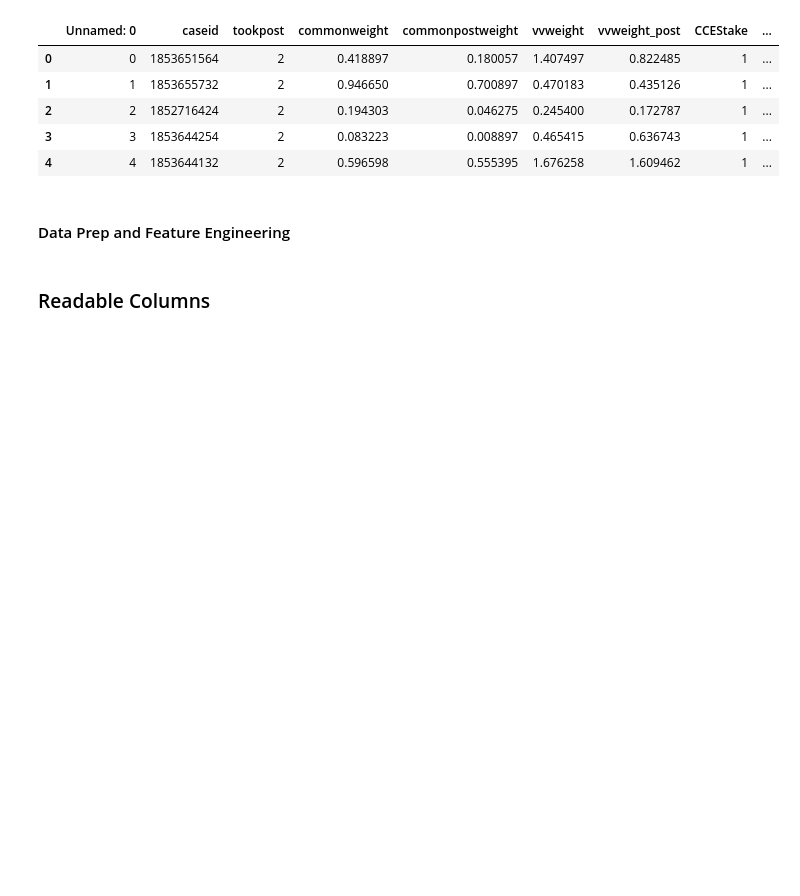
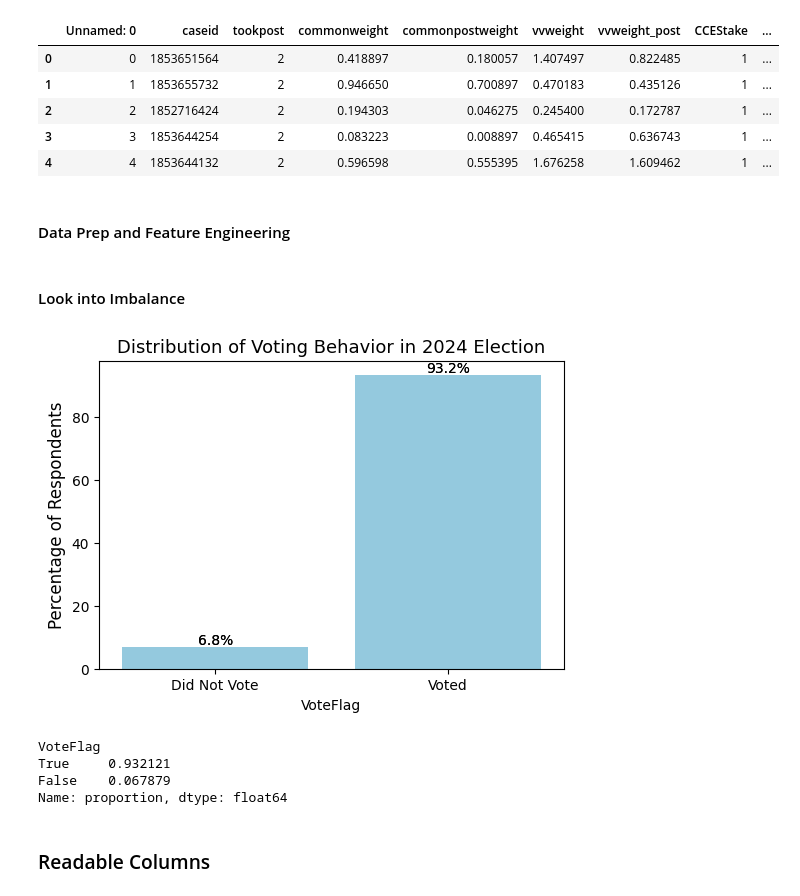
Before and after one commit to agtrinidad/s26-hnz-voter-predictors, a Jupyter notebook: g17_cierra_workspace.ipynb, the cells around one changed output. Saved outputs shown, nothing was run; the diff lists cells and outputs as text; code cells hidden in the pictures; blank space fills up the shorter version.

```diff
--- a/g17_cierra_workspace.ipynb
+++ b/g17_cierra_workspace.ipynb
@@ -209,0 +259,8 @@ Voting_df['hispanic'] = Voting_df['hispanic'].apply(lambda x: 1 if x == 1.0 else
+# %%
+# Any political engagement past year (excl. "none of these" CC24_430a_8 and donate blood CC24_430a_7)
+engagement_cols = [
+    "CC24_430a_1", "CC24_430a_2", "CC24_430a_3", "CC24_430a_4",
+    "CC24_430a_5", "CC24_430a_6"
+]
+
+Voting_df["any_political_engagement"] = any_selected(Voting_df, engagement_cols)
@@ -210,3 +274,51 @@ Voting_df['hispanic'] = Voting_df['hispanic'].apply(lambda x: 1 if x == 1.0 else
+# %%
+# Any money donation
+donation_cols = [
+    "CC24_430b_1", "CC24_430b_2", "CC24_430b_3", "CC24_430b_4", "CC24_430b_5",
+    "CC24_430b_6", "CC24_430b_7", "CC24_430b_8", "CC24_430b_9", "CC24_430b_10"
+]
+Voting_df["any_donation"] = any_selected(Voting_df, donation_cols)
+# %%
+# voted in 2016, presvote16post != 7
+Voting_df['voted_2016'] = Voting_df['presvote16post'].apply(lambda x: 1 if x != 7 else 0)
+
+# voted in 2020, presvote20post != 6
+Voting_df['voted_2020'] = Voting_df['presvote20post'].apply(lambda x: 1 if x != 6 else 0)
+
+# always vote variable if presvote20post =! 6 and presvote16post != 7 (i.e. did not abstain in either election)
+Voting_df['always_vote'] = Voting_df.apply(lambda row: 1 if row['presvote20post'] != 6 and row['presvote16post'] != 7 else 0, axis=1)
+# %%
+# binary variable for more than high school education
+Voting_df['higher_educ'] = Voting_df['educ'].apply(lambda x: 1 if x > 2 else 0)
+# %% [markdown]
+#### Look into Imbalance
+# %%
+# bar plot of target variable distribution
+plt.figure(figsize=(6, 4))
+sns.countplot(x='VoteFlag', data=Voting_df, stat="percent")
+ax = sns.countplot(x='VoteFlag', data=Voting_df, stat="percent", color='skyblue')
+plt.ylabel('Percentage of Respondents', fontsize=12)
+plt.title('Distribution of Voting Behavior in 2024 Election', fontsize=13, weight=400)
+plt.xticks([0, 1], ['Did Not Vote', 'Voted'])
+# add percentage labels on top of bars
+for p in ax.patches:
+    height = p.get_height()
+    ax.annotate(f'{height:.1f}%',
+                (p.get_x() + p.get_width() / 2., height),
+                ha='center', va='bottom',
+                fontsize=10)
+
+plt.show()
+# %% [output]
+[figure, added]
+# %%
+# check distribution of target variable
+Voting_df['VoteFlag'].value_counts(normalize=True)
+# %% [output]
+VoteFlag
+True     0.932121
+False    0.067879
+Name: proportion, dtype: float64
 # %% [markdown]
 ### Readable Columns
 # %%
```
Also changed, not shown: parts of 50 cells of this notebook.
